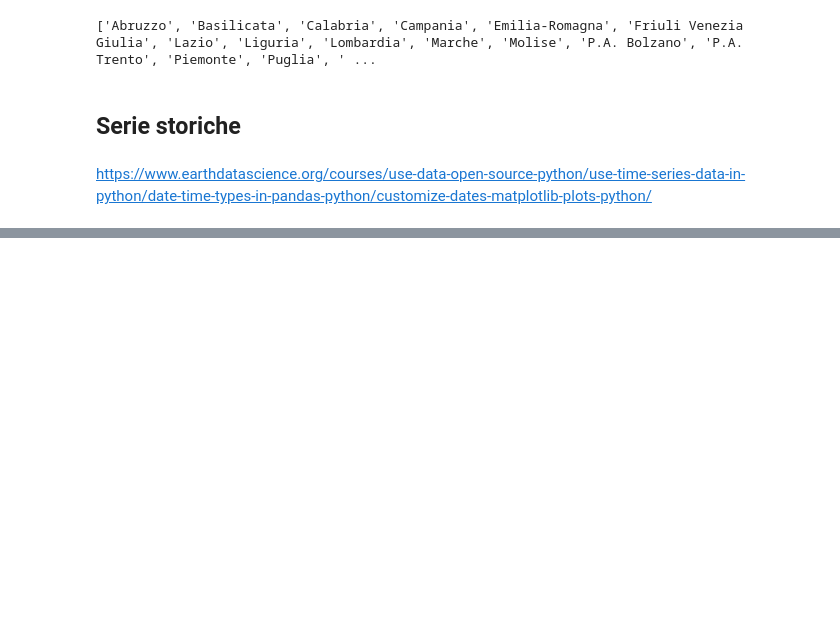
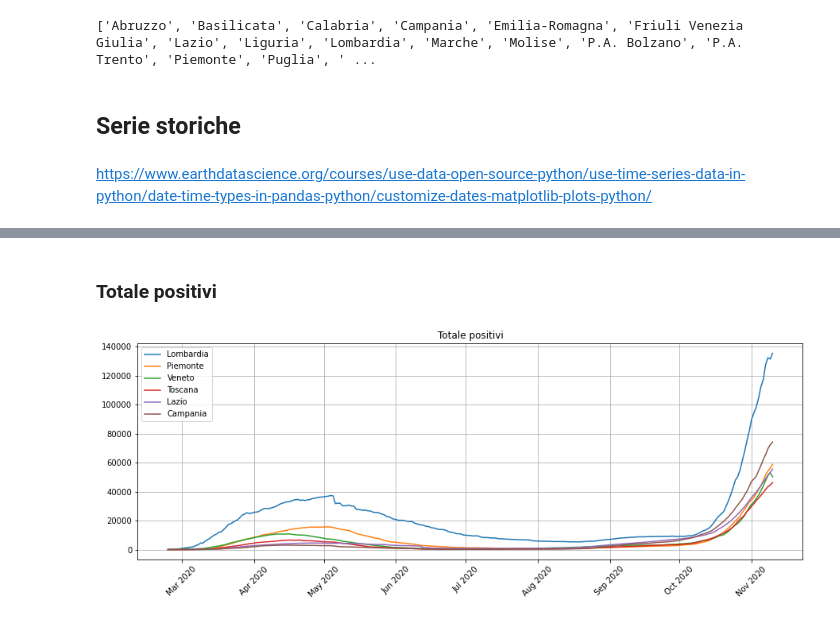
Before and after one commit to EliaStocco/COVID, a Jupyter notebook: covid.ipynb, the cells around one changed output, grey strips where cells are left out. Drawn from its saved outputs; the diff is of its cells as text; code cells hidden in the pictures; blank space fills up the shorter version.

Commit message:
Aggiunti grafici di alcune serie storiche, sarebbe necessario calcolare altre variabili, come l'incremento giornaliero dei deceduti e una media mobile dell'incremento dei positivi

```diff
--- a/covid.ipynb
+++ b/covid.ipynb
@@ -24,6 +26,7 @@ dati-regioni/dpc-covid19-ita-regioni-latest.csv"
 
 github_fmt = "%Y%m%d"
 es_fmt = "%Y-%m-%d"
+plt_fmt = "%b %Y"
 
 data_dir = "data/"
 time_series_dir = "time series/"
@@ -196,0 +225,3 @@ for c in cols:
+# %%
+regs  = ["Lombardia","Piemonte","Veneto","Toscana","Lazio","Campania"]
+#lista_reg
@@ -196,0 +245,29 @@ for c in cols:
+# %%
+def plt_time_series(ts,var,regs,title,Lambda= lambda x : x ):
+    outname = var + ".csv"
+    outdir  = data_dir + reg_dir + time_series_dir
+    file_time_series = os.path.join(outdir, outname)
+
+    #
+    ts = pd.read_csv(file_time_series)
+
+    #
+    xticks = [ i for i in ts["Data"] if datetime.datetime.strptime(i,es_fmt).day == 1 ]
+    xlabel = [ datetime.datetime.strftime(datetime.datetime.strptime(i,es_fmt),plt_fmt) for i in xticks ]
+
+    #
+    fig, ax = plt.subplots(figsize=(15, 5)) #plt.figure()
+    for r in regs :
+        plt.plot(ts["Data"],ts[r],label=r)
+
+    plt.xticks(ticks=xticks,labels=xlabel,rotation=45)
+    plt.legend()
+    plt.title(title)
+    plt.grid(True)
+    plt.show()
+# %% [markdown]
+### Totale positivi
+# %%
+plt_time_series(ts=time_series,var= "totale_positivi",regs=regs,title = "Totale positivi")
+# %% [output]
+[figure, added]
```
Also changed, not shown: parts of 12 cells of this notebook, 14 other files.
